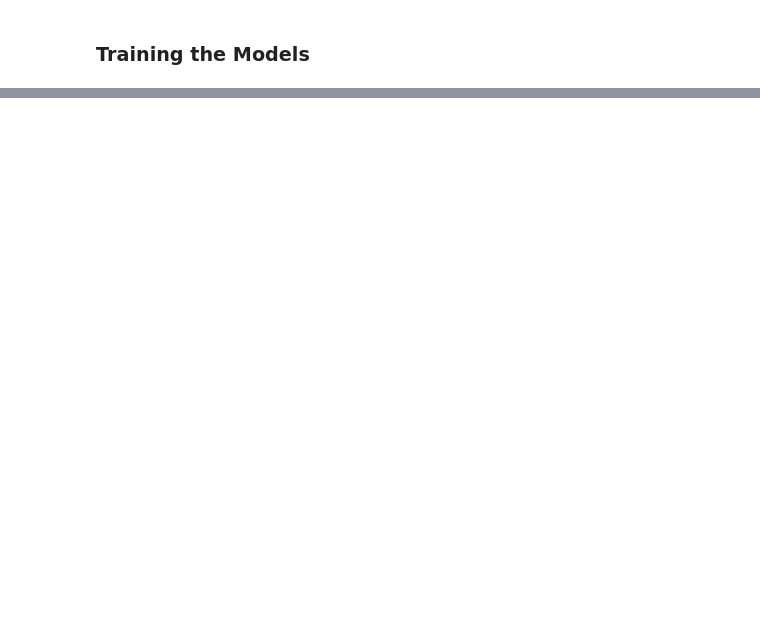
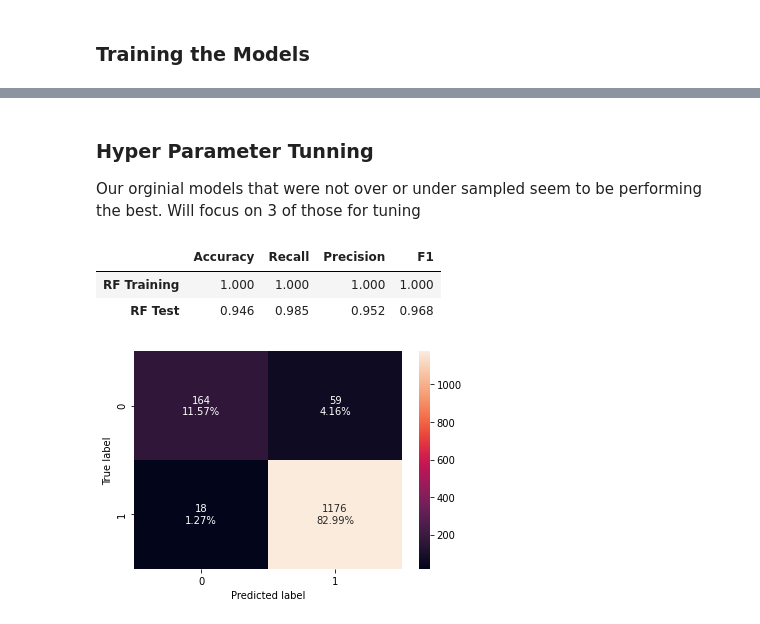
Before and after one commit to jarato123/AI-Class, a Jupyter notebook: Feature Selection, Model Selection and Tuning/fs-ms-tuning-final.ipynb, the cells around one changed output, grey strips where cells are left out. Cells and saved outputs as stored; diff of their text form; code cells hidden in the pictures; blank space fills up the shorter version.

```diff
--- a/Feature Selection, Model Selection and Tuning/fs-ms-tuning-final.ipynb
+++ b/Feature Selection, Model Selection and Tuning/fs-ms-tuning-final.ipynb
@@ -913,0 +1072,20 @@ for name_over, model_over in models_over:
+# %% [markdown]
+### Hyper Parameter Tunning
+
+Our orginial models that were not over or under sampled seem to be performing the best. Will focus on 3 of those for tuning
+# %%
+# Tuning Random Forest
+rf_train_perf = model_performance_classification_sklearn(rf, X_train, y_train)
+rf_test_perf = model_performance_classification_sklearn(rf, X_test, y_test)
+
+confusion_matrix_sklearn(rf, X_test, y_test)
+
+rf_compare = rf_train_perf.append(rf_test_perf, ignore_index=True)
+rf_compare.index = ['RF Training','RF Test']
+
+rf_compare.head()
+# %% [output]
+|  | Accuracy | Recall | Precision | F1 |
+| RF Training | 1.000 | 1.000 | 1.000 | 1.000 |
+| RF Test | 0.946 | 0.985 | 0.952 | 0.968 |
+[figure, added]
```
Also changed, not shown: parts of 30 cells of this notebook.
